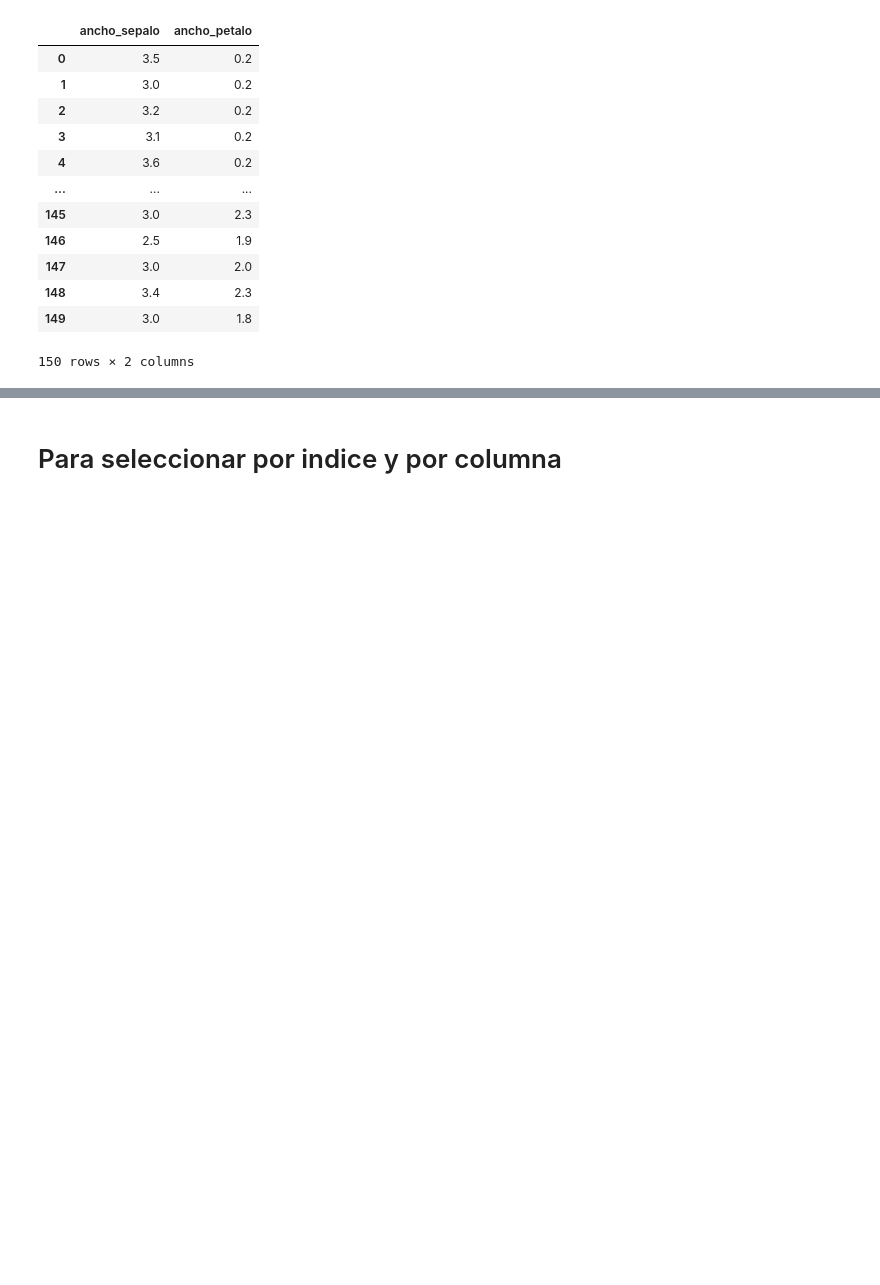
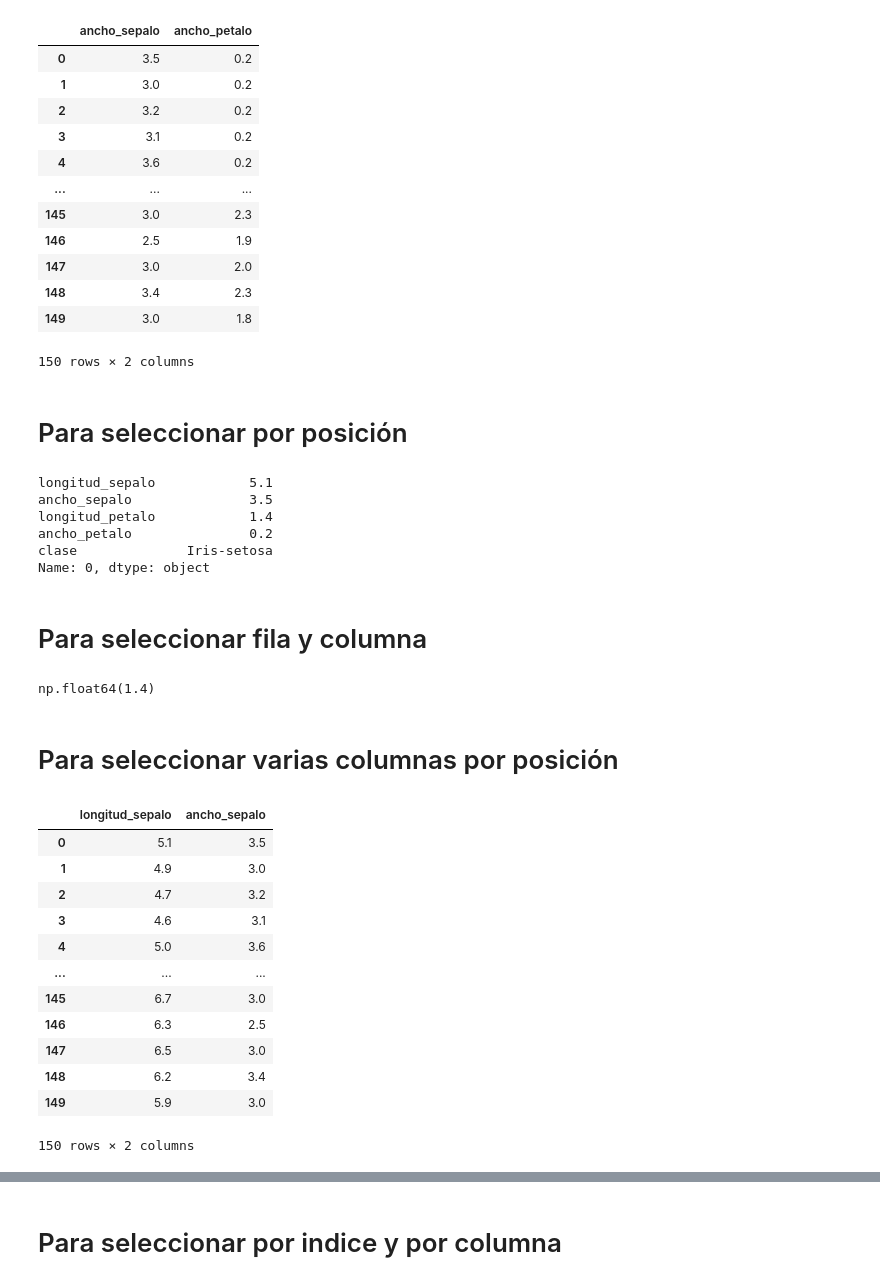
Before and after one commit to ElfenCamii/curso-python, a Jupyter notebook: 05_data/02_dataframes.ipynb, the cells around one changed output, grey strips where cells are left out. Saved outputs shown, nothing was run; the diff lists cells and outputs as text; code cells hidden in the pictures; blank space fills up the shorter version.

Commit message:
feat: add theory of loc and iloc

```diff
--- a/05_data/02_dataframes.ipynb
+++ b/05_data/02_dataframes.ipynb
@@ -232,3 +232,38 @@ df.loc[:, ['ancho_sepalo', 'ancho_petalo']]
 | 148 | 3.4 | 2.3 |
 | 149 | 3.0 | 1.8 |
 150 rows × 2 columns
+# %% [markdown]
+# Para seleccionar por posición
+# %%
+df.iloc[0]
+# %% [output]
+longitud_sepalo            5.1
+ancho_sepalo               3.5
+longitud_petalo            1.4
+ancho_petalo               0.2
+clase              Iris-setosa
+Name: 0, dtype: object
+# %% [markdown]
+# Para seleccionar fila y columna
+# %%
+df.iloc[0, 2]
+# %% [output]
+np.float64(1.4)
+# %% [markdown]
+# Para seleccionar varias columnas por posición
+# %%
+df.iloc[:, 0:2]
+# %% [output]
+|  | longitud_sepalo | ancho_sepalo |
+| 0 | 5.1 | 3.5 |
+| 1 | 4.9 | 3.0 |
+| 2 | 4.7 | 3.2 |
+| 3 | 4.6 | 3.1 |
+| 4 | 5.0 | 3.6 |
+| ... | ... | ... |
+| 145 | 6.7 | 3.0 |
+| 146 | 6.3 | 2.5 |
+| 147 | 6.5 | 3.0 |
+| 148 | 6.2 | 3.4 |
+| 149 | 5.9 | 3.0 |
+150 rows × 2 columns
```
Also changed, not shown: parts of 1 cell of this notebook.
